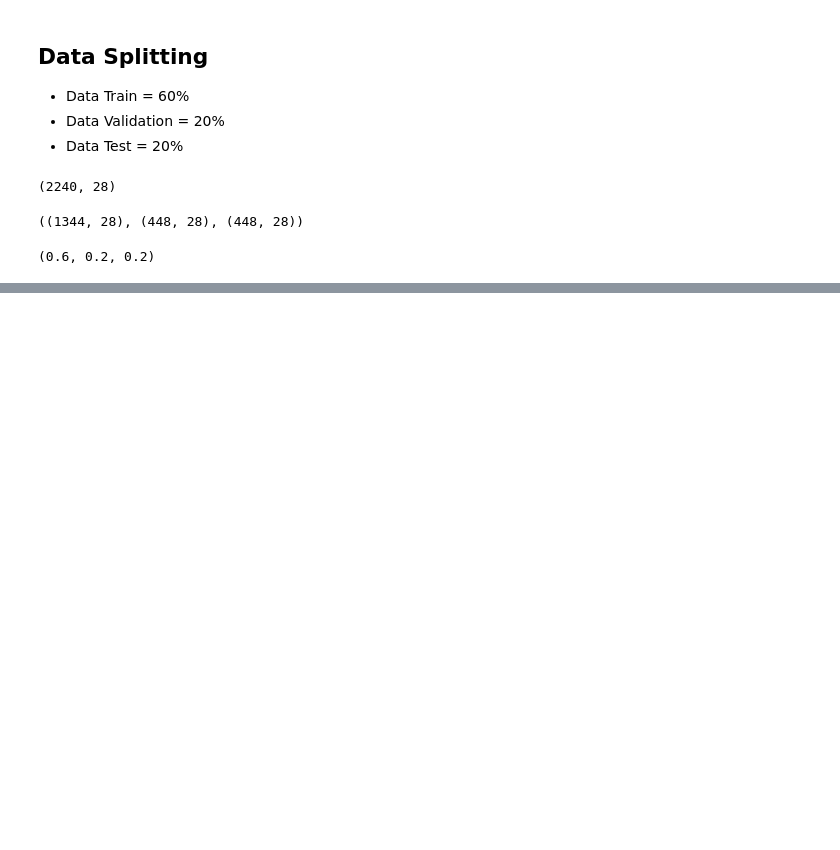
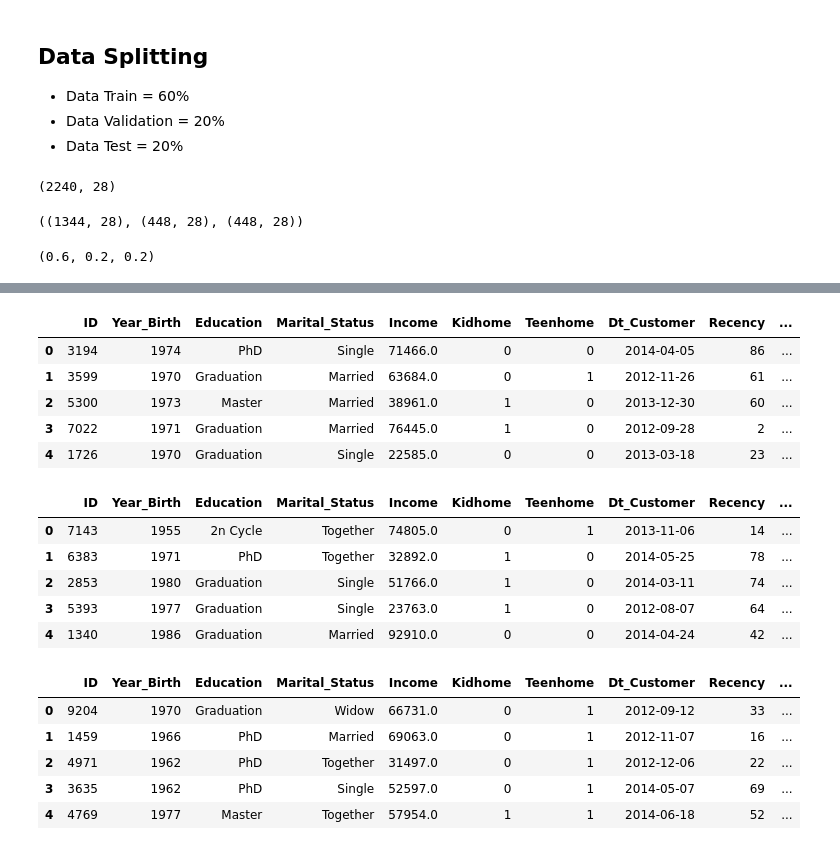
Before and after one commit to FemasAriandaRizki/marketing_analisis, a Jupyter notebook: marketing_analysis.ipynb, the cells around one changed output, grey strips where cells are left out. Saved outputs shown, nothing was run; the diff lists cells and outputs as text; code cells hidden in the pictures; blank space fills up the shorter version.

```diff
--- a/marketing_analysis.ipynb
+++ b/marketing_analysis.ipynb
@@ -543,0 +590,46 @@ Data Splitting dulu --> Baru Data Processing
+# %%
+df_train['Num_Dependants'] = df_train['Kidhome'] + df_train['Teenhome']
+df_valid['Num_Dependants'] = df_valid['Kidhome'] + df_valid['Teenhome']
+df_test['Num_Dependants'] = df_test['Kidhome'] + df_test['Teenhome']
+# %%
+df_train['Dt_Customer_Month'] = df_train['Dt_Customer'].dt.month
+df_train['Dt_Customer_Year'] = df_train['Dt_Customer'].dt.year
+
+df_valid['Dt_Customer_Month'] = df_valid['Dt_Customer'].dt.month
+df_valid['Dt_Customer_Year'] = df_valid['Dt_Customer'].dt.year
+
+df_test['Dt_Customer_Month'] = df_test['Dt_Customer'].dt.month
+df_test['Dt_Customer_Year'] = df_test['Dt_Customer'].dt.year
+# %%
+amt_spent_features = [ c for c in df.columns if 'Mnt' in str(c)]
+df_train['Total_Amount_Spent'] = df_train[amt_spent_features].sum(axis=1)
+df_valid['Total_Amount_Spent'] = df_valid[amt_spent_features].sum(axis=1)
+df_test['Total_Amount_Spent'] = df_test[amt_spent_features].sum(axis=1)
+# %%
+purchase_features = [ c for c in df.columns if 'Mnt' in str(c)]
+df_train['Total_Purchases'] = df_train[amt_spent_features].sum(axis=1)
+df_valid['Total_Purchases'] = df_valid[amt_spent_features].sum(axis=1)
+df_test['Total_Purchases'] = df_test[amt_spent_features].sum(axis=1)
+# %%
+display(df_train.head())
+display(df_valid.head())
+display(df_test.head())
+# %% [output]
+|  | ID | Year_Birth | Education | Marital_Status | Income | Kidhome | Teenhome | Dt_Customer | Recency | ... |
+| 0 | 3194 | 1974 | PhD | Single | 71466.0 | 0 | 0 | 2014-04-05 | 86 | ... |
+| 1 | 3599 | 1970 | Graduation | Married | 63684.0 | 0 | 1 | 2012-11-26 | 61 | ... |
+| 2 | 5300 | 1973 | Master | Married | 38961.0 | 1 | 0 | 2013-12-30 | 60 | ... |
+| 3 | 7022 | 1971 | Graduation | Married | 76445.0 | 1 | 0 | 2012-09-28 | 2 | ... |
+| 4 | 1726 | 1970 | Graduation | Single | 22585.0 | 0 | 0 | 2013-03-18 | 23 | ... |
+|  | ID | Year_Birth | Education | Marital_Status | Income | Kidhome | Teenhome | Dt_Customer | Recency | ... |
+| 0 | 7143 | 1955 | 2n Cycle | Together | 74805.0 | 0 | 1 | 2013-11-06 | 14 | ... |
+| 1 | 6383 | 1971 | PhD | Together | 32892.0 | 1 | 0 | 2014-05-25 | 78 | ... |
+| 2 | 2853 | 1980 | Graduation | Single | 51766.0 | 1 | 0 | 2014-03-11 | 74 | ... |
+| 3 | 5393 | 1977 | Graduation | Single | 23763.0 | 1 | 0 | 2012-08-07 | 64 | ... |
+| 4 | 1340 | 1986 | Graduation | Married | 92910.0 | 0 | 0 | 2014-04-24 | 42 | ... |
+|  | ID | Year_Birth | Education | Marital_Status | Income | Kidhome | Teenhome | Dt_Customer | Recency | ... |
+| 0 | 9204 | 1970 | Graduation | Widow | 66731.0 | 0 | 1 | 2012-09-12 | 33 | ... |
+| 1 | 1459 | 1966 | PhD | Married | 69063.0 | 0 | 1 | 2012-11-07 | 16 | ... |
+| 2 | 4971 | 1962 | PhD | Together | 31497.0 | 0 | 1 | 2012-12-06 | 22 | ... |
+| 3 | 3635 | 1962 | PhD | Single | 52597.0 | 0 | 1 | 2014-05-07 | 69 | ... |
+| 4 | 4769 | 1977 | Master | Together | 57954.0 | 1 | 1 | 2014-06-18 | 52 | ... |
```
Also changed, not shown: parts of 17 cells of this notebook.
